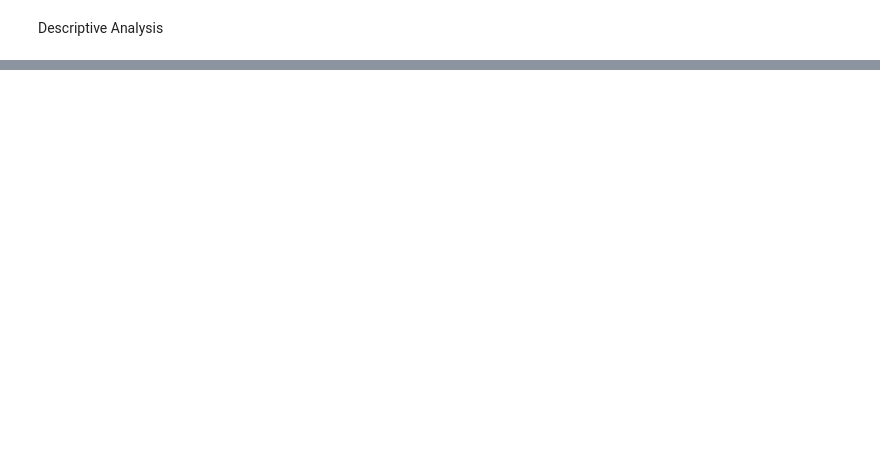
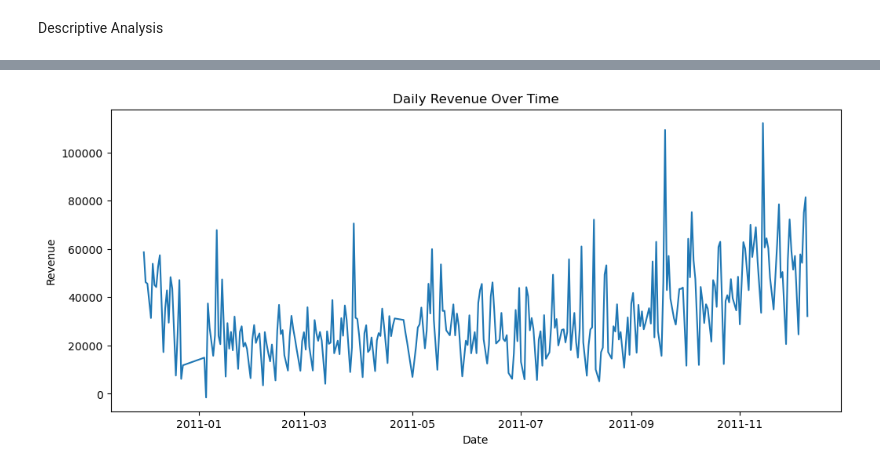
Before and after one commit to BihaniM/portfolio-project-1, a Jupyter notebook: Portfolio_project.ipynb, the cells around one changed output, grey strips where cells are left out. Cells and saved outputs as stored; diff of their text form; code cells hidden in the pictures; blank space fills up the shorter version.

Commit message:
Perfrom descriptive analysis

```diff
--- a/Portfolio_project.ipynb
+++ b/Portfolio_project.ipynb
@@ -148,0 +201,12 @@ Descriptive Analysis
+# %%
+# Time-Series Analysis: Daily Revenue
+df['Date'] = df['InvoiceDate'].dt.date
+daily_revenue = df.groupby('Date')['Revenue'].sum()
+plt.figure(figsize=(12, 5))
+daily_revenue.plot()
+plt.title("Daily Revenue Over Time")
+plt.xlabel("Date")
+plt.ylabel("Revenue")
+plt.show()
+# %% [output]
+[figure, added]
```
Also changed, not shown: parts of 13 cells of this notebook.
